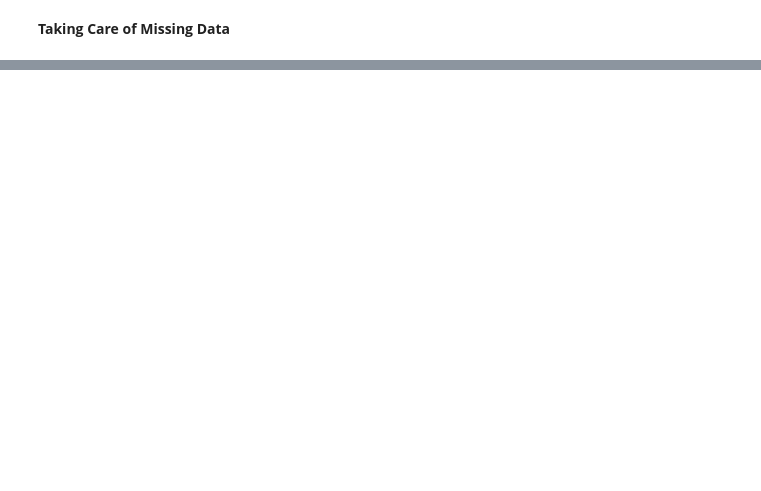
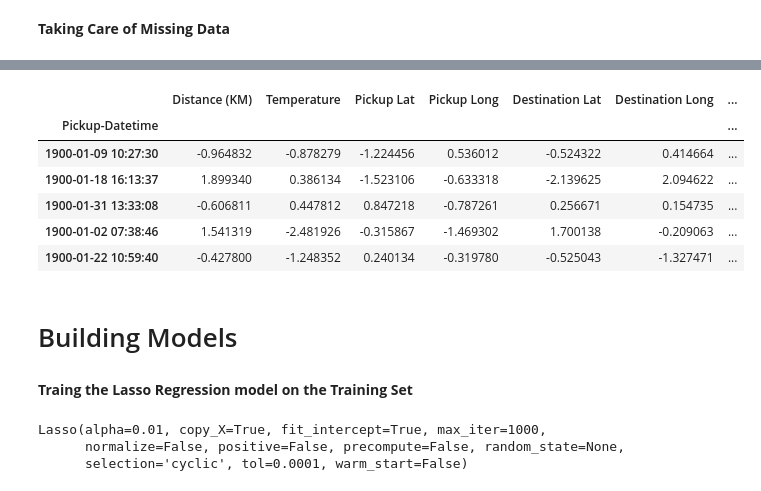
Before and after one commit to MathewNhari/Sendy-Logistics-Challenge, a Jupyter notebook: Sendy_Logistics_Challenge.ipynb, the cells around one changed output, grey strips where cells are left out. Saved outputs shown, nothing was run; the diff lists cells and outputs as text; code cells hidden in the pictures; blank space fills up the shorter version.

```diff
--- a/Sendy_Logistics_Challenge.ipynb
+++ b/Sendy_Logistics_Challenge.ipynb
@@ -228,0 +224,3 @@ print(X)
+# %%
+X = XyFeatures(Train)[0]
+y = XyFeatures(Train)[1]
@@ -228,0 +268,7 @@ print(X)
+# %%
+# split dataset into train and test sets
+X_train, X_test, y_train, y_test = train_test_split(X,
+                                                    y,
+                                                    test_size=0.20,
+                                                    random_state=1,
+                                                    shuffle=False)
@@ -228,0 +280,8 @@ print(X)
+# %%
+# create standardization object
+scaler = StandardScaler()
+# %%
+columns = ['Distance (KM)', 'Temperature', 'Pickup Lat','Pickup Long','Destination Lat','Destination Long','No_Of_Orders',
+           'Age', 'Average_Rating', 'No_of_Ratings']
+# save standardized features into new variable
+X_train[columns] = scaler.fit_transform(X_train[columns])
@@ -228,0 +312,14 @@ print(X)
+# %%
+X_train.head()
+# %% [output]
+|  | Distance (KM) | Temperature | Pickup Lat | Pickup Long | Destination Lat | Destination Long | ... |
+| Pickup-Datetime |  |  |  |  |  |  | ... |
+| 1900-01-09 10:27:30 | -0.964832 | -0.878279 | -1.224456 | 0.536012 | -0.524322 | 0.414664 | ... |
+| 1900-01-18 16:13:37 | 1.899340 | 0.386134 | -1.523106 | -0.633318 | -2.139625 | 2.094622 | ... |
+| 1900-01-31 13:33:08 | -0.606811 | 0.447812 | 0.847218 | -0.787261 | 0.256671 | 0.154735 | ... |
+| 1900-01-02 07:38:46 | 1.541319 | -2.481926 | -0.315867 | -1.469302 | 1.700138 | -0.209063 | ... |
+| 1900-01-22 10:59:40 | -0.427800 | -1.248352 | 0.240134 | -0.319780 | -0.525043 | -1.327471 | ... |
+# %% [markdown]
+# Building Models
+# %% [markdown]
+**Traing the Lasso Regression model on the Training Set**
@@ -228,0 +332,7 @@ print(X)
+# %%
+# train the LASSO model
+lasso.fit(X_train, y_train)
+# %% [output]
+Lasso(alpha=0.01, copy_X=True, fit_intercept=True, max_iter=1000,
+      normalize=False, positive=False, precompute=False, random_state=None,
+      selection='cyclic', tol=0.0001, warm_start=False)
```
Also changed, not shown: parts of 34 cells of this notebook.
